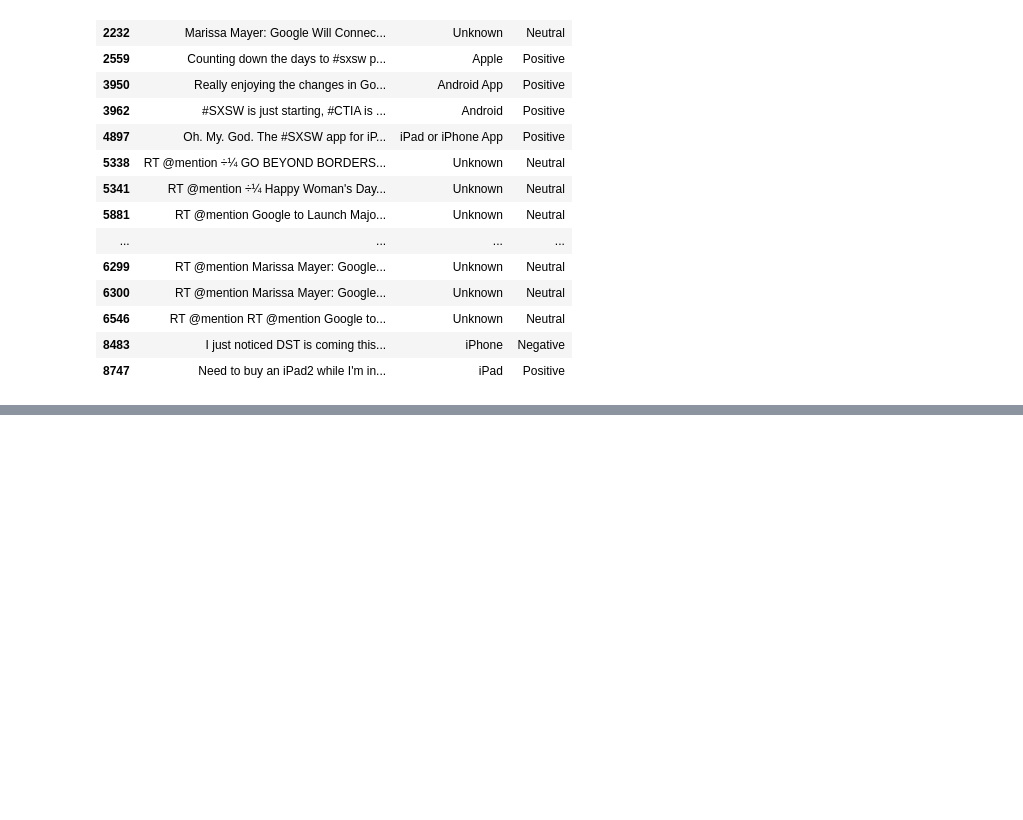
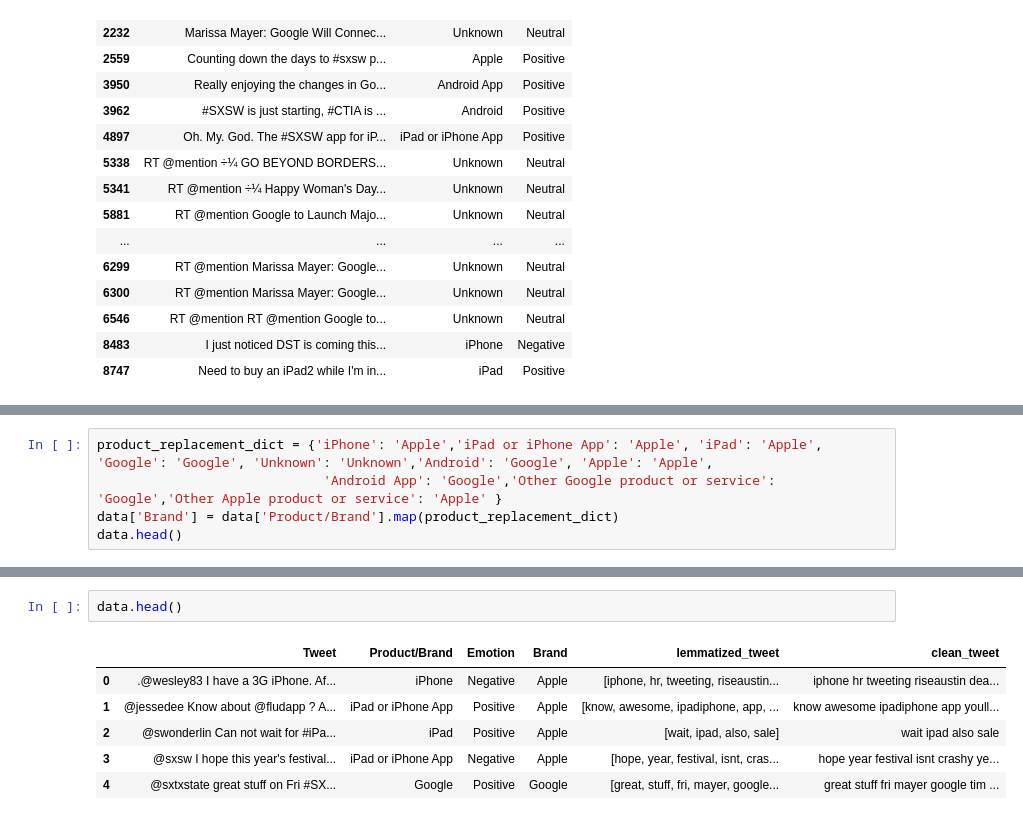
Before and after one commit to gtisnanga/GRP-13-FINAL-PROJECT, a Jupyter notebook: MUTHEU.ipynb, the cells around one changed output, grey strips where cells are left out. Cells and saved outputs as stored; diff of their text form; blank space fills up the shorter version.

```diff
--- a/MUTHEU.ipynb
+++ b/MUTHEU.ipynb
@@ -258,0 +288,5 @@ memory usage: 278.6+ KB
+# %%
+product_replacement_dict = {'iPhone': 'Apple','iPad or iPhone App': 'Apple', 'iPad': 'Apple', 'Google': 'Google', 'Unknown': 'Unknown','Android': 'Google', 'Apple': 'Apple',
+                             'Android App': 'Google','Other Google product or service': 'Google','Other Apple product or service': 'Apple' }
+data['Brand'] = data['Product/Brand'].map(product_replacement_dict)
+data.head()
@@ -258,0 +375,9 @@ memory usage: 278.6+ KB
+# %%
+data.head()
+# %% [output]
+|  | Tweet | Product/Brand | Emotion | Brand | lemmatized_tweet | clean_tweet |
+| 0 | .@wesley83 I have a 3G iPhone. Af... | iPhone | Negative | Apple | [iphone, hr, tweeting, riseaustin... | iphone hr tweeting riseaustin dea... |
+| 1 | @jessedee Know about @fludapp ? A... | iPad or iPhone App | Positive | Apple | [know, awesome, ipadiphone, app, ... | know awesome ipadiphone app youll... |
+| 2 | @swonderlin Can not wait for #iPa... | iPad | Positive | Apple | [wait, ipad, also, sale] | wait ipad also sale |
+| 3 | @sxsw I hope this year's festival... | iPad or iPhone App | Negative | Apple | [hope, year, festival, isnt, cras... | hope year festival isnt crashy ye... |
+| 4 | @sxtxstate great stuff on Fri #SX... | Google | Positive | Google | [great, stuff, fri, mayer, google... | great stuff fri mayer google tim ... |
```
Also changed, not shown: parts of 35 cells of this notebook, 1 other file.
